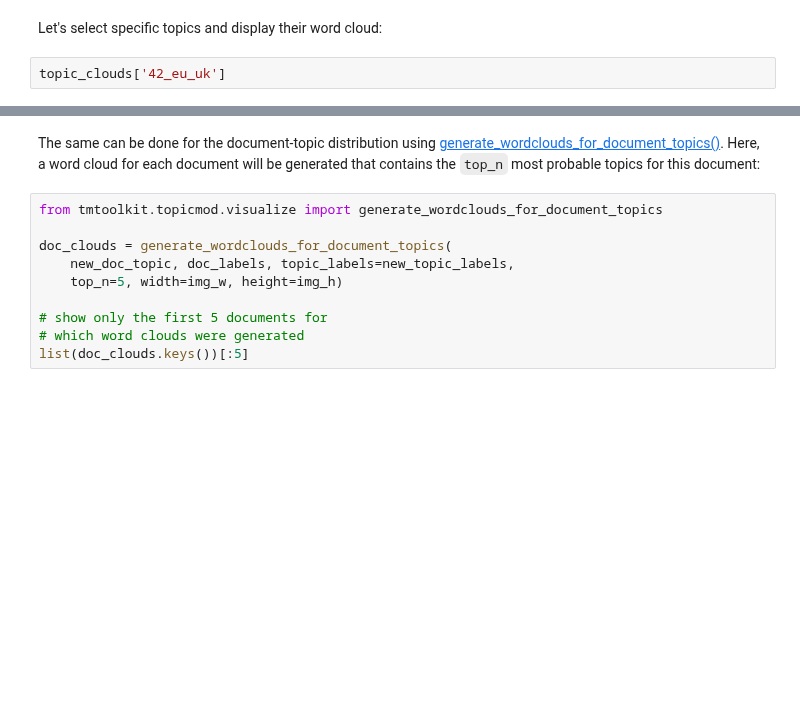
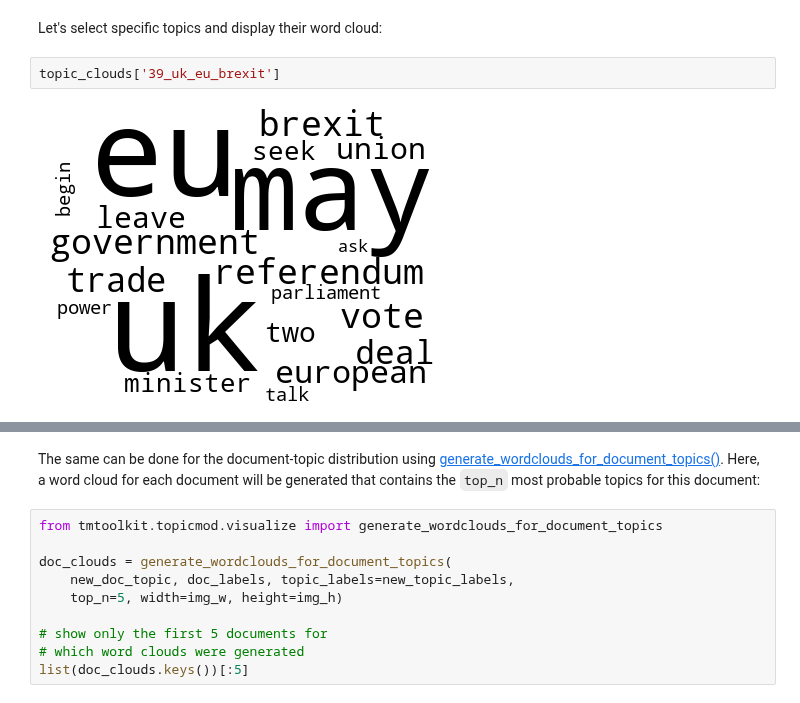
Before and after one commit to WZBSocialScienceCenter/tmtoolkit, a Jupyter notebook: doc/source/topic_modeling.ipynb, the cells around one changed output, grey strips where cells are left out. Saved outputs shown, nothing was run; the diff lists cells and outputs as text; blank space fills up the shorter version.

```diff
--- a/doc/source/topic_modeling.ipynb
+++ b/doc/source/topic_modeling.ipynb
@@ -662,5 +1000,7 @@ topic_clouds.keys()
 # %% [markdown]
 Let's select specific topics and display their word cloud:
 # %%
-topic_clouds['42_eu_uk']
+topic_clouds['39_uk_eu_brexit']
+# %% [output]
+[figure, added]
 # %%
```
Also changed, not shown: parts of 66 cells of this notebook, 5 other files.
